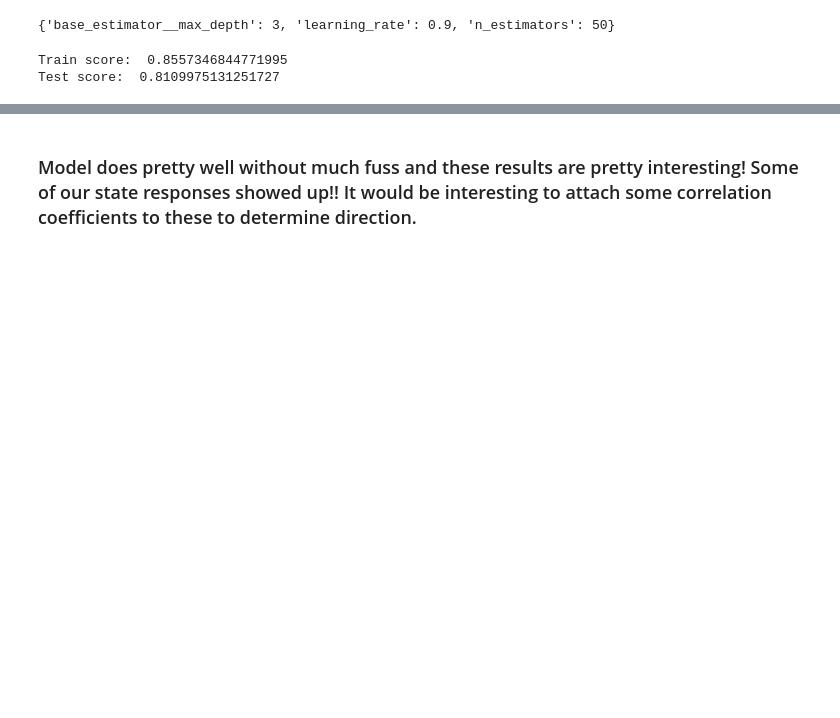
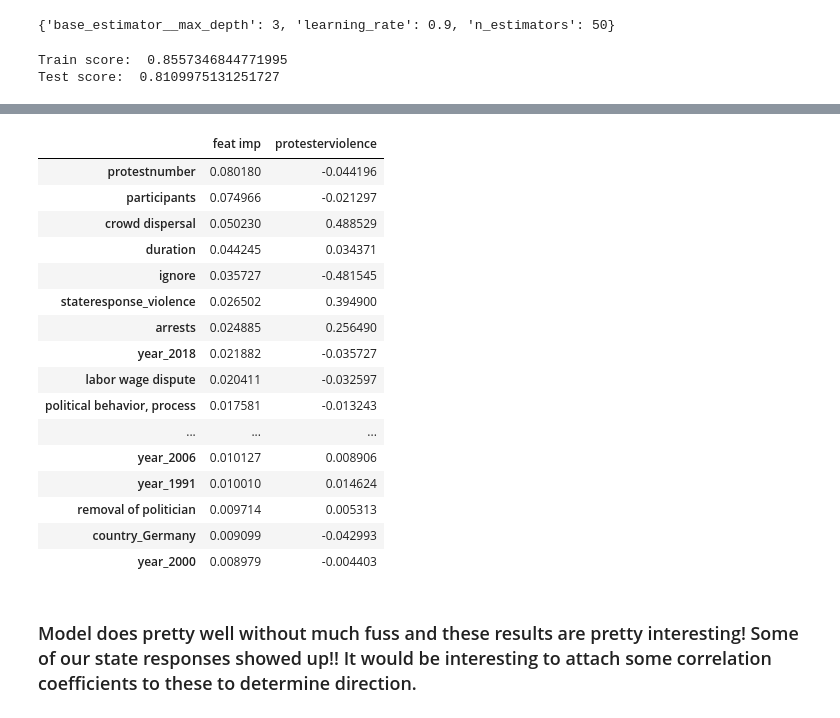
Before and after one commit to SonaliBhatia/Protester_Violence_Prediction, a Jupyter notebook: code/test_dependent variables.ipynb, the cells around one changed output, grey strips where cells are left out. Drawn from its saved outputs; the diff is of its cells as text; code cells hidden in the pictures; blank space fills up the shorter version.

```diff
--- a/code/test_dependent variables.ipynb
+++ b/code/test_dependent variables.ipynb
@@ -157,0 +172,3 @@ plt.savefig("../figs/importance_scores.png")
+# %%
+imp_cor = imp.sort_values('feat imp', ascending = False).head(25)
+imp_cor
@@ -158,3 +208,26 @@ plt.savefig("../figs/importance_scores.png")
+# %%
+corr = corr[['protesterviolence']].drop('protesterviolence', axis =0)
+corr
+imp_cor = pd.concat([imp_cor, corr], axis = 1)
+imp_cor
+# %% [output]
+|  | feat imp | protesterviolence |
+| protestnumber | 0.080180 | -0.044196 |
+| participants | 0.074966 | -0.021297 |
+| crowd dispersal | 0.050230 | 0.488529 |
+| duration | 0.044245 | 0.034371 |
+| ignore | 0.035727 | -0.481545 |
+| stateresponse_violence | 0.026502 | 0.394900 |
+| arrests | 0.024885 | 0.256490 |
+| year_2018 | 0.021882 | -0.035727 |
+| labor wage dispute | 0.020411 | -0.032597 |
+| political behavior, process | 0.017581 | -0.013243 |
+| ... | ... | ... |
+| year_2006 | 0.010127 | 0.008906 |
+| year_1991 | 0.010010 | 0.014624 |
+| removal of politician | 0.009714 | 0.005313 |
+| country_Germany | 0.009099 | -0.042993 |
+| year_2000 | 0.008979 | -0.004403 |
 # %% [markdown]
 ### Model does pretty well without much fuss and these results are pretty interesting!  Some of our state responses showed up!!  It would be interesting to attach some correlation coefficients to these to determine direction.
 # %% [markdown]
```
Also changed, not shown: parts of 8 cells of this notebook, 1 other file.
